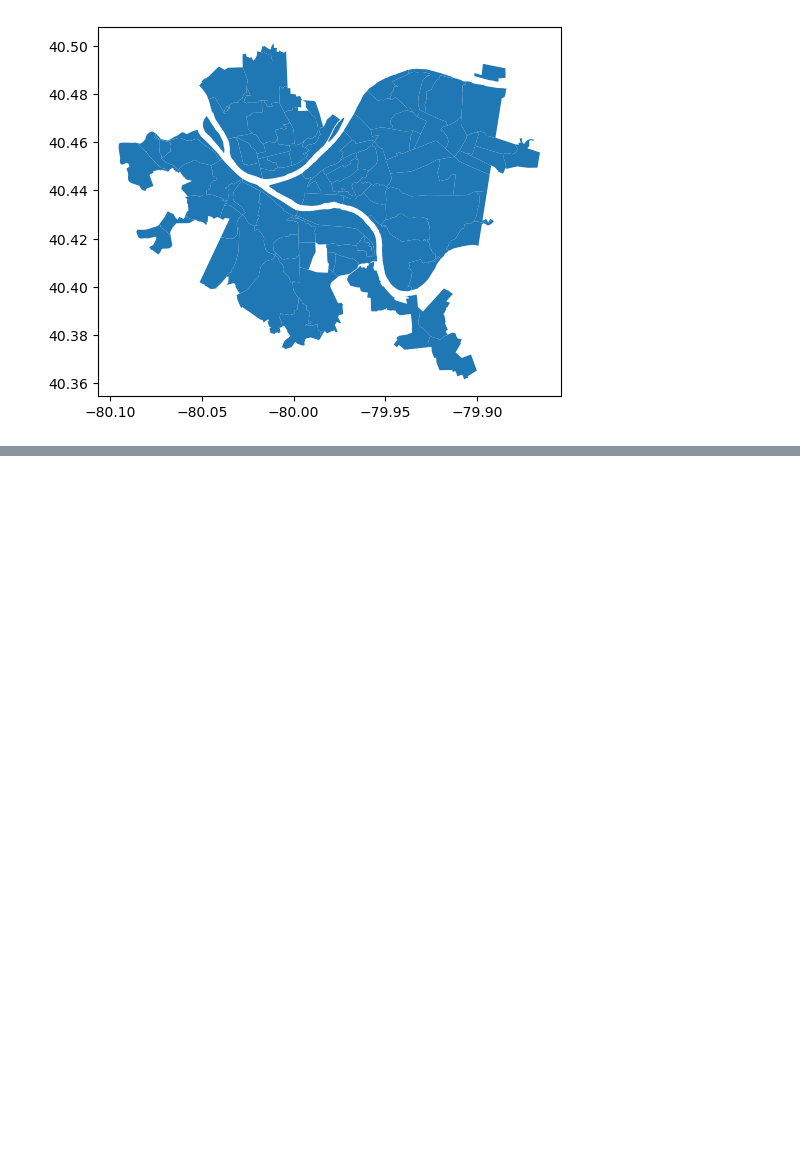
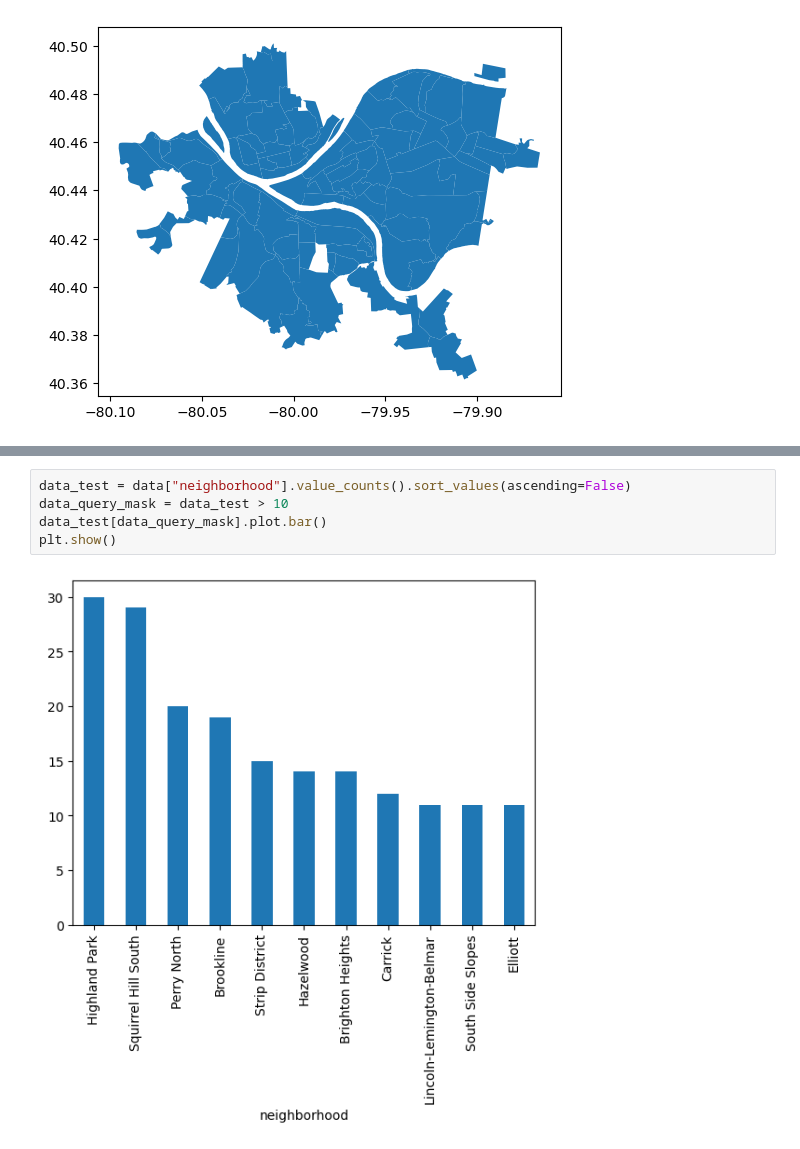
Before and after one commit to nlowman23/Final_Project_Group-31, a Jupyter notebook: jackprojectdata.ipynb, the cells around one changed output, grey strips where cells are left out. Drawn from its saved outputs; the diff is of its cells as text; blank space fills up the shorter version.

```diff
--- a/jackprojectdata.ipynb
+++ b/jackprojectdata.ipynb
@@ -228,0 +241,7 @@ plt.show()
+# %%
+data_test = data["neighborhood"].value_counts().sort_values(ascending=False)
+data_query_mask = data_test > 10
+data_test[data_query_mask].plot.bar()
+plt.show()
+# %% [output]
+[figure, added]
```
Also changed, not shown: parts of 3 cells of this notebook, 1 other file.
